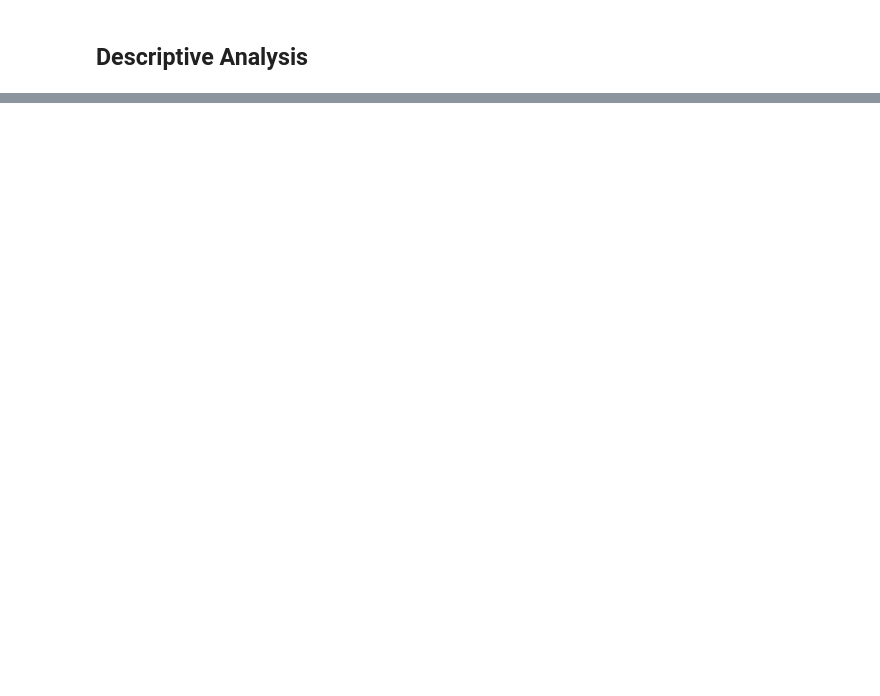
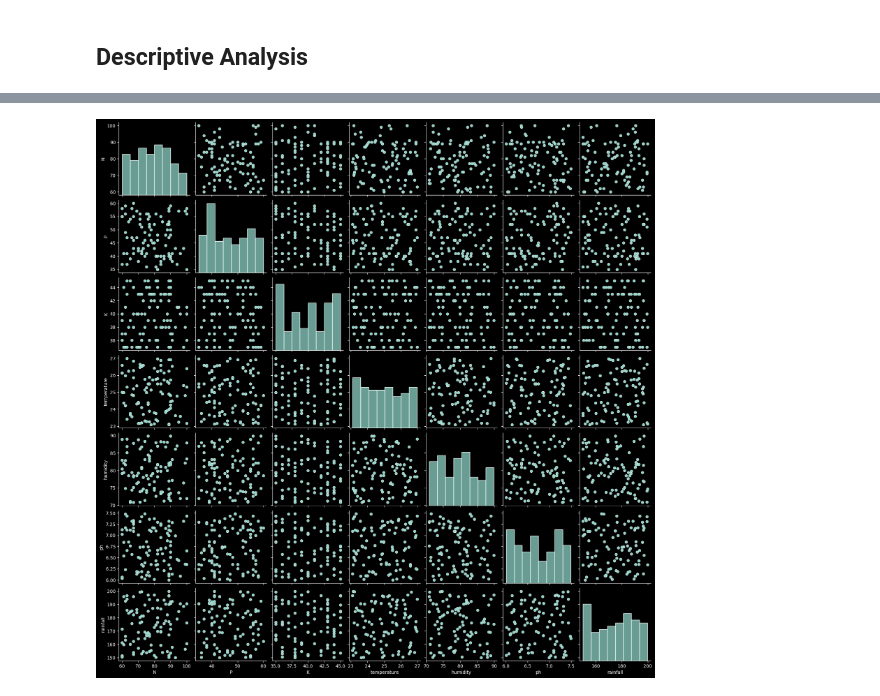
Before and after one commit to luisfuturist/activity-fiap-ai-p3a4, a Jupyter notebook: LuisFillipeEmidio_RM559976_fase3_cap14.ipynb, the cells around one changed output, grey strips where cells are left out. Saved outputs shown, nothing was run; the diff lists cells and outputs as text; code cells hidden in the pictures; blank space fills up the shorter version.

```diff
--- a/LuisFillipeEmidio_RM559976_fase3_cap14.ipynb
+++ b/LuisFillipeEmidio_RM559976_fase3_cap14.ipynb
@@ -154,0 +174,4 @@ plt.show()
+# %%
+_ = sns.pairplot(df[df["label"] == "jute"])
+# %% [output]
+[figure, added]
```
Also changed, not shown: parts of 12 cells of this notebook, 1 other file.
